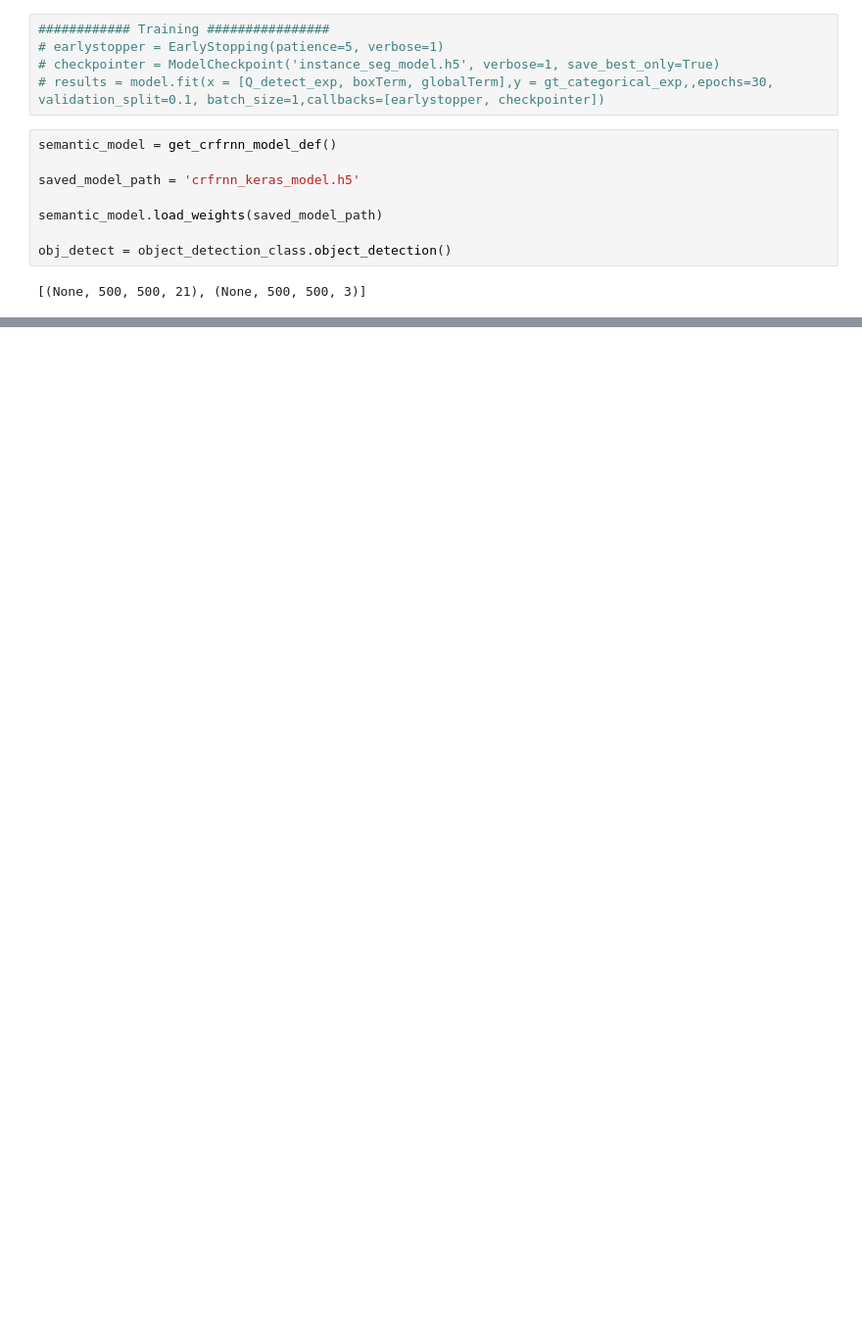
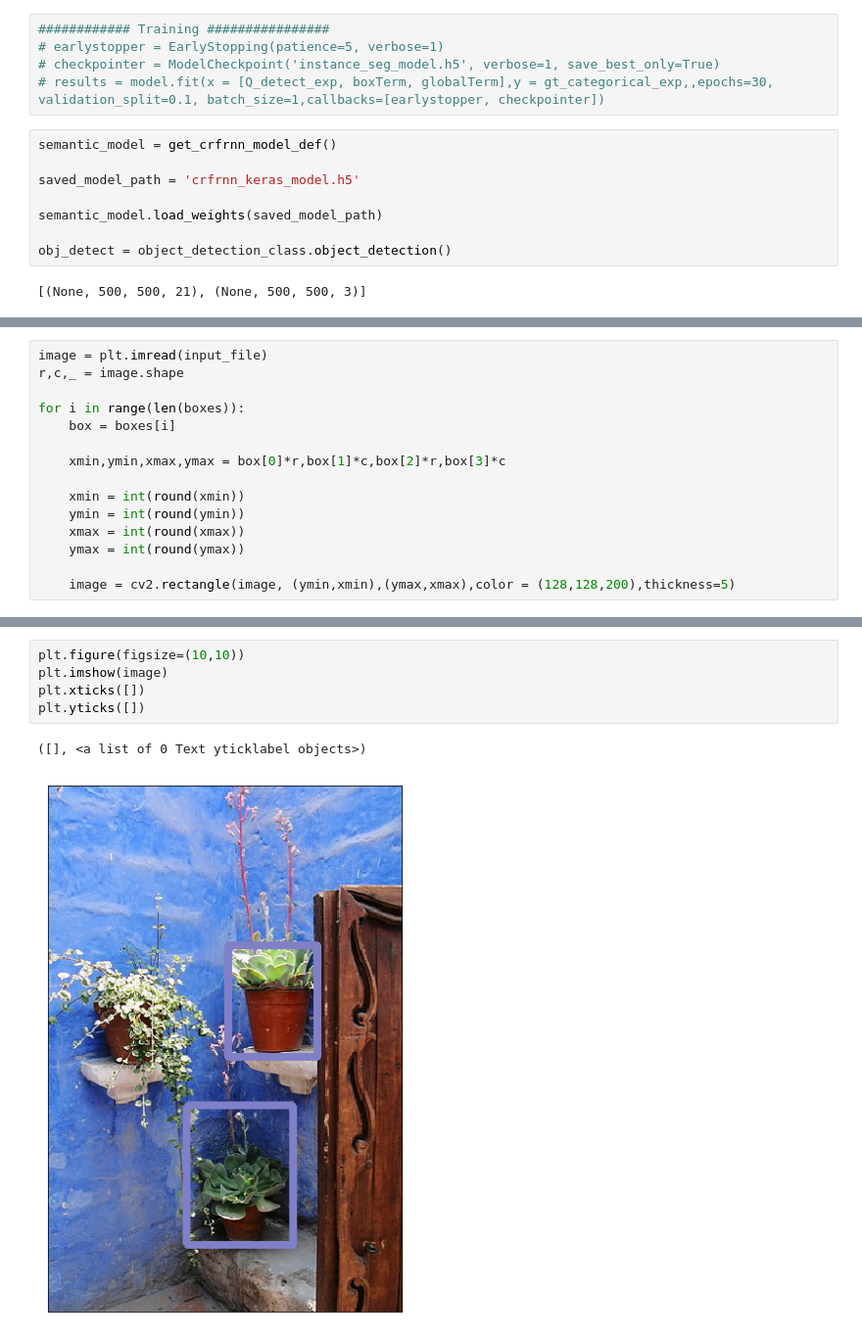
Before and after one commit to Prathyusha-Akundi/Pixelwise_Instance_Segmentation, a Jupyter notebook: instance_seg_final.ipynb, the cells around one changed output, grey strips where cells are left out. Shown at 98% size. Cells and saved outputs as stored; diff of their text form; blank space fills up the shorter version.

```diff
--- a/instance_seg_final.ipynb
+++ b/instance_seg_final.ipynb
@@ -393,0 +438,15 @@ pixelwise_instance_segmentation(input_file, obj_detect,semantic_model)
+# %%
+image = plt.imread(input_file)
+r,c,_ = image.shape
+
+for i in range(len(boxes)):
+    box = boxes[i]
+
+    xmin,ymin,xmax,ymax = box[0]*r,box[1]*c,box[2]*r,box[3]*c
+
+    xmin = int(round(xmin))
+    ymin = int(round(ymin))
+    xmax = int(round(xmax))
+    ymax = int(round(ymax))
+
+    image = cv2.rectangle(image, (ymin,xmin),(ymax,xmax),color = (128,128,200),thickness=5)
@@ -393,0 +457,8 @@ pixelwise_instance_segmentation(input_file, obj_detect,semantic_model)
+# %%
+plt.figure(figsize=(10,10))
+plt.imshow(image)
+plt.xticks([])
+plt.yticks([])
+# %% [output]
+([], <a list of 0 Text yticklabel objects>)
+[figure, added]
```
Also changed, not shown: parts of 8 cells of this notebook, 1 other file.
